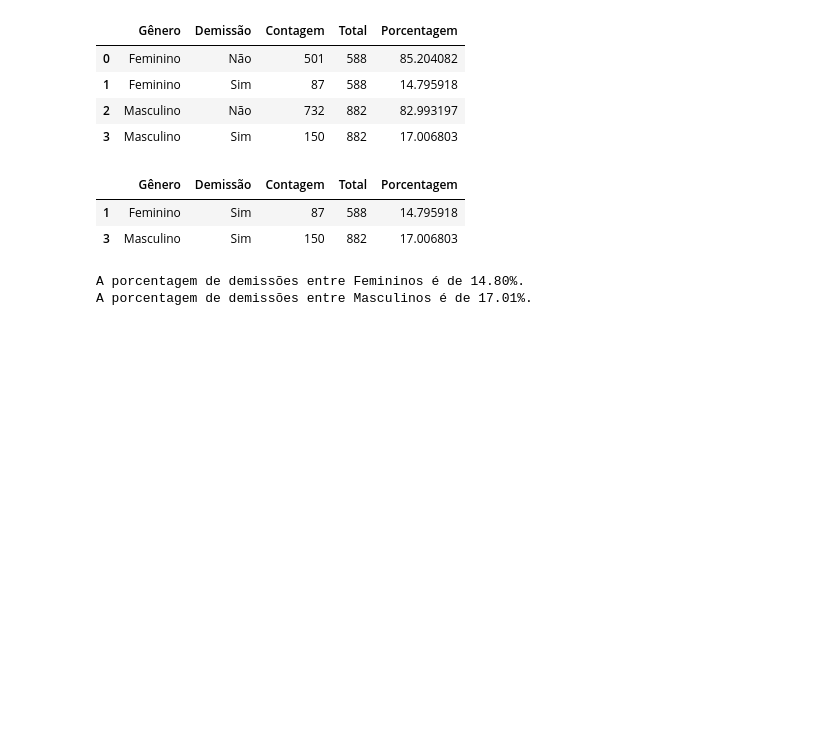
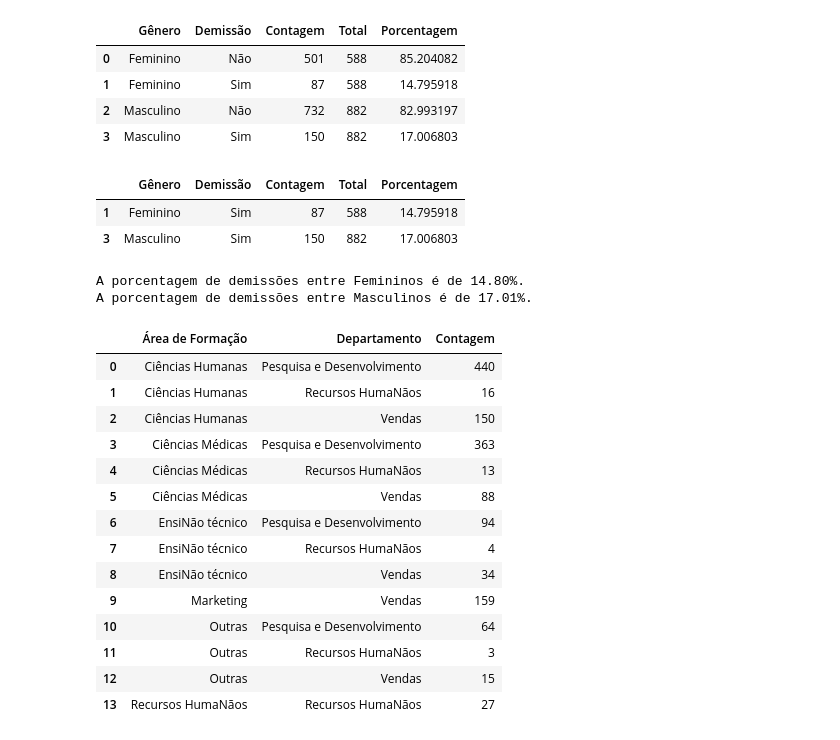
Before and after one commit to victoriawermelinger/SoulCode, a Jupyter notebook: Bootcamp - ANALISE DE DADOS/Atividade 03 - Pandas.ipynb, the cells around one changed output. Drawn from its saved outputs; the diff is of its cells as text; code cells hidden in the pictures; blank space fills up the shorter version.

```diff
--- a/Bootcamp - ANALISE DE DADOS/Atividade 03 - Pandas.ipynb
+++ b/Bootcamp - ANALISE DE DADOS/Atividade 03 - Pandas.ipynb
@@ -586,3 +582,24 @@ Total de funcionários por gênero e relalção de demissões
 | 3 | Masculino | Sim | 150 | 882 | 17.006803 |
 A porcentagem de demissões entre Femininos é de 14.80%.
 A porcentagem de demissões entre Masculinos é de 17.01%.
+# %%
+#27. Filtro por setor da empresa.
+
+filtro_de_pessoas = data_f.groupby(['Área de Formação', 'Departamento']).size().reset_index(name='Contagem')
+display(filtro_de_pessoas)
+# %% [output]
+|  | Área de Formação | Departamento | Contagem |
+| 0 | Ciências Humanas | Pesquisa e Desenvolvimento | 440 |
+| 1 | Ciências Humanas | Recursos HumaNãos | 16 |
+| 2 | Ciências Humanas | Vendas | 150 |
+| 3 | Ciências Médicas | Pesquisa e Desenvolvimento | 363 |
+| 4 | Ciências Médicas | Recursos HumaNãos | 13 |
+| 5 | Ciências Médicas | Vendas | 88 |
+| 6 | EnsiNão técnico | Pesquisa e Desenvolvimento | 94 |
+| 7 | EnsiNão técnico | Recursos HumaNãos | 4 |
+| 8 | EnsiNão técnico | Vendas | 34 |
+| 9 | Marketing | Vendas | 159 |
+| 10 | Outras | Pesquisa e Desenvolvimento | 64 |
+| 11 | Outras | Recursos HumaNãos | 3 |
+| 12 | Outras | Vendas | 15 |
+| 13 | Recursos HumaNãos | Recursos HumaNãos | 27 |
```
Also changed, not shown: parts of 1 cell of this notebook.
